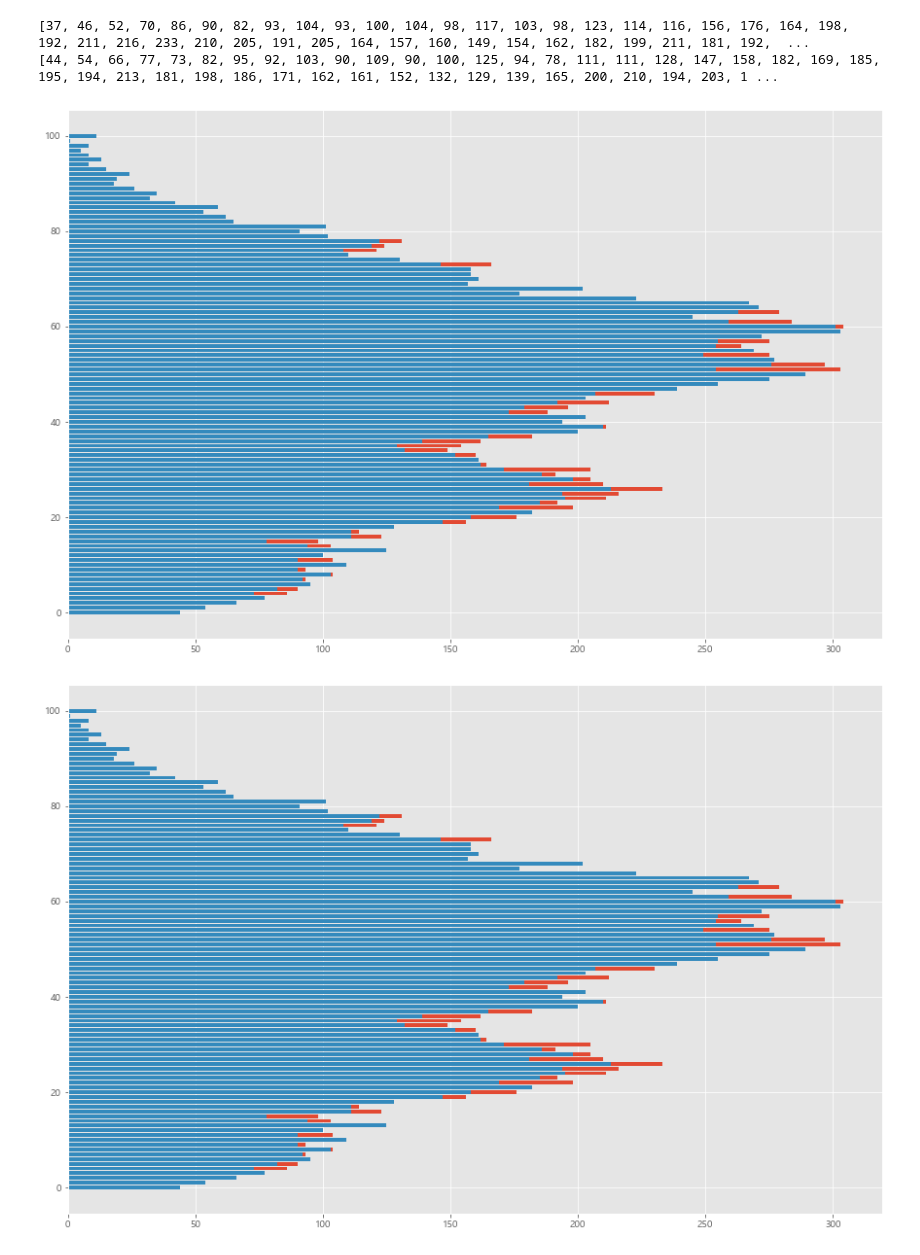
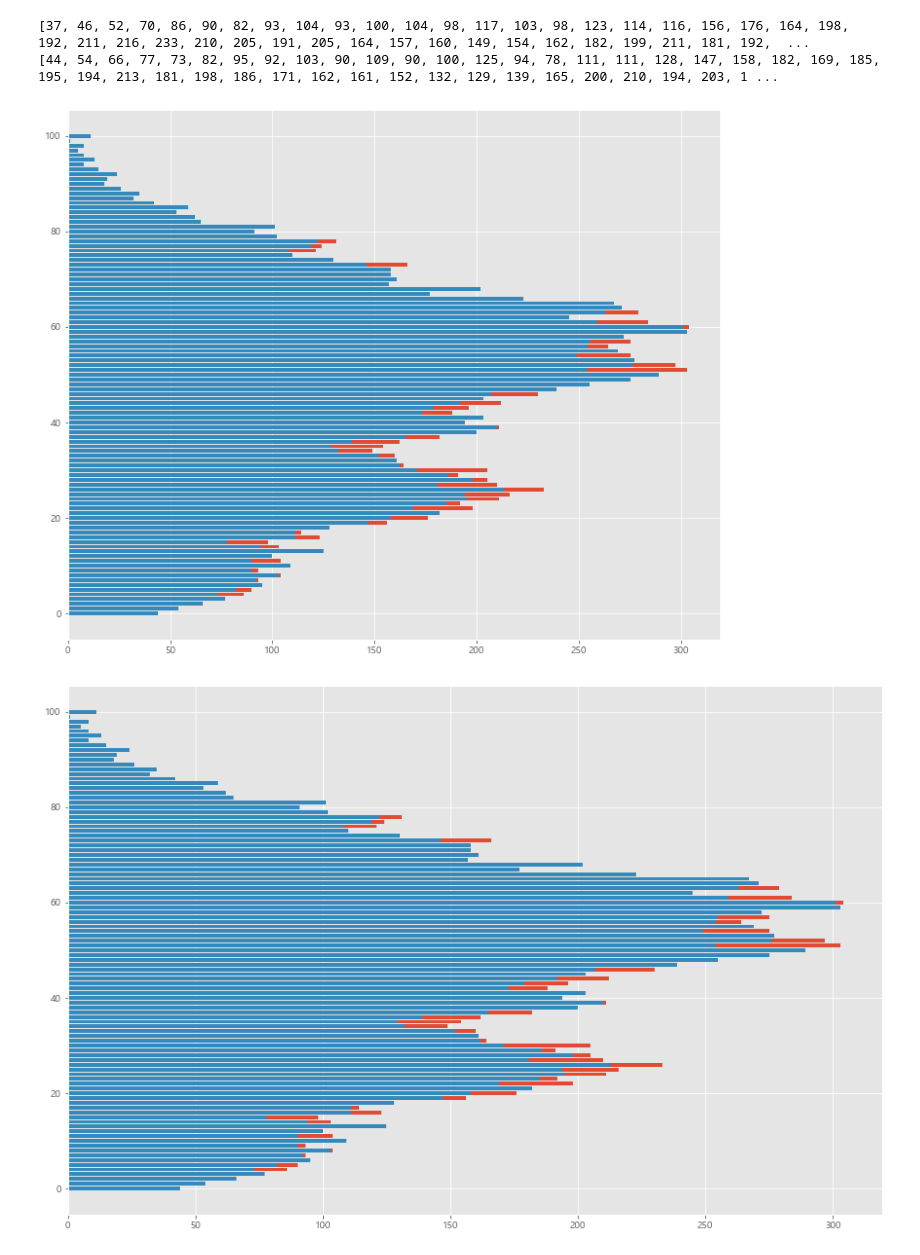
Before and after one commit to pmj3590/modoo_dataanalysis, a Jupyter notebook: people.ipynb, the cells around one changed output. Drawn from its saved outputs; the diff is of its cells as text; code cells hidden in the pictures.

```diff
--- a/people.ipynb
+++ b/people.ipynb
@@ -198,12 +198,12 @@ print(f1)
 [44, 54, 66, 77, 73, 82, 95, 92, 103, 90, 109, 90, 100, 125, 94, 78, 111, 111, 128, 147, 158, 182, 169, 185, 195, 194, 213, 181, 198, 186, 171, 162, 161, 152, 132, 129, 139, 165, 200, 210, 194, 203, 1 ...
 # %%
 import matplotlib.pyplot as plt
-plt.figure(figsize=(15, 10))
+plt.figure(figsize=(12, 10))
 plt.barh(range(101), m)
 plt.barh(range(101), f)
 plt.show()
 # %% [output]
-[figure, old version]
+[figure, new version]
 # %%
 import matplotlib.pyplot as plt
 plt.figure(figsize=(15, 10))
```
Also changed, not shown: parts of 19 cells of this notebook.
